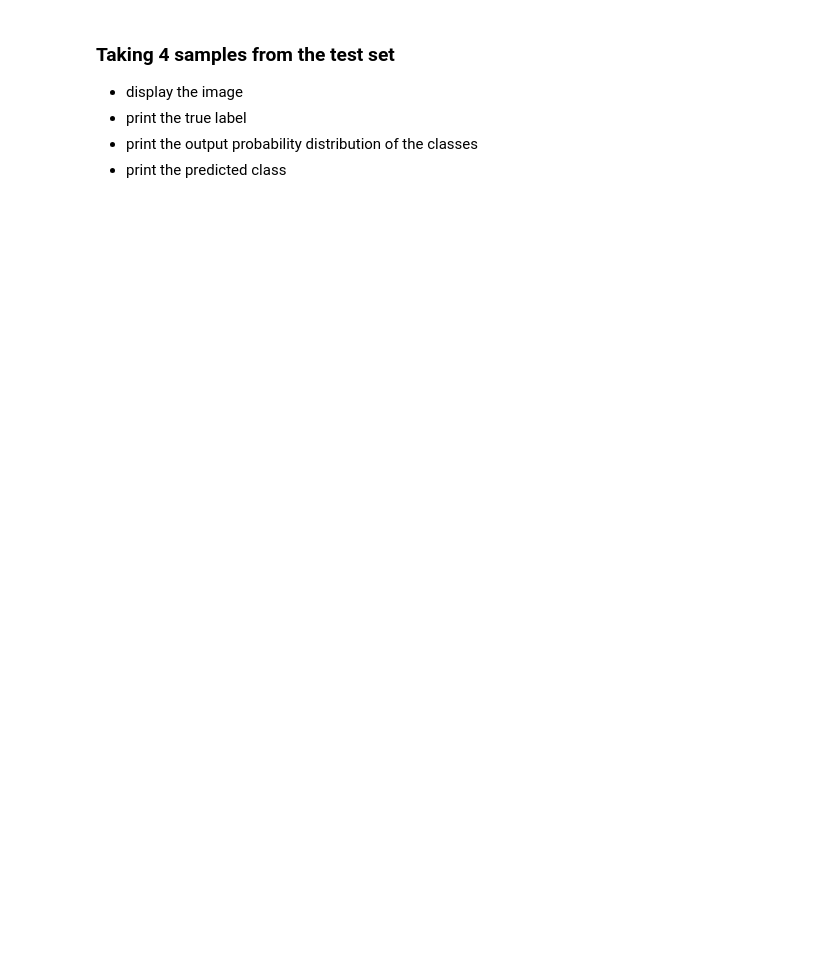
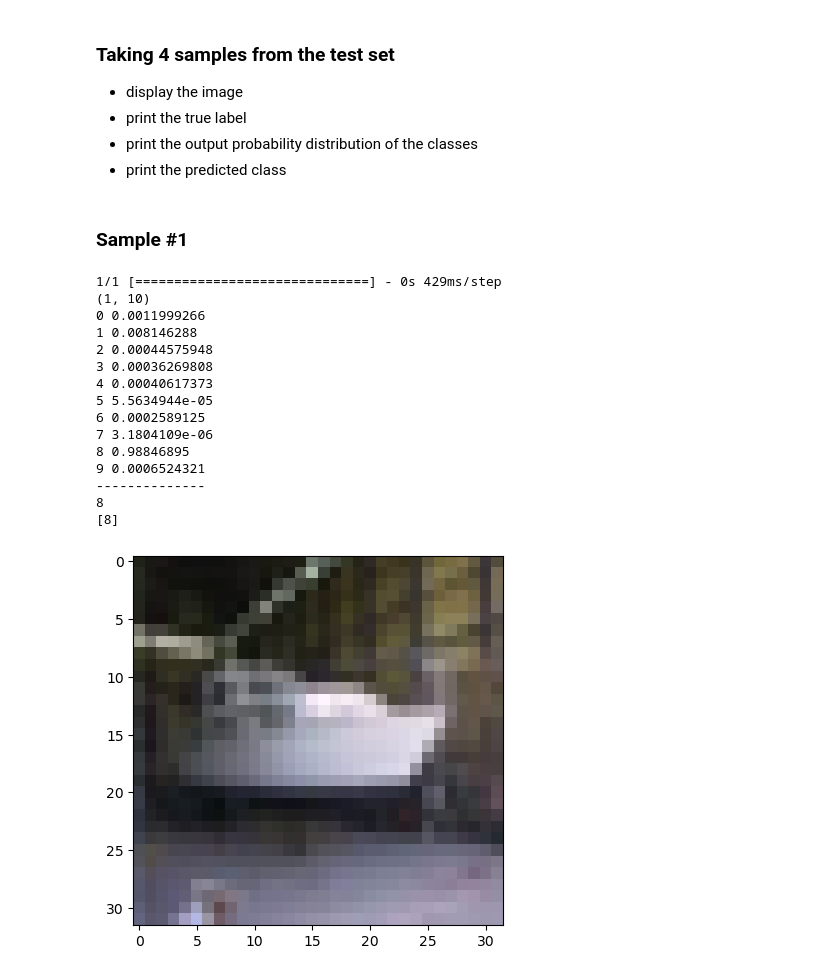
Before and after one commit to samuelhickeyIII/INFO-H518-Deep-Learning, a Jupyter notebook: Labs/Lab 2 - CNN.ipynb, the cells around one changed output. Cells and saved outputs as stored; diff of their text form; code cells hidden in the pictures; blank space fills up the shorter version.

```diff
--- a/Labs/Lab 2 - CNN.ipynb
+++ b/Labs/Lab 2 - CNN.ipynb
@@ -188,3 +415,34 @@ plt.show()
 - print the true label
 - print the output probability distribution of the classes
 - print the predicted class
+# %% [markdown]
+### Sample #1
+# %%
+import random
+image_index = random.choice([i for i in range(X_test.shape[0])])
+plt.imshow(X_test[image_index].reshape(32, 32, 3))#,cmap='Greys')
+pred = cnn.predict(X_test[image_index].reshape(1, 32, 32, 3))
+print(pred.shape)
+for i in range(pred.shape[1]):
+    print (i,pred[0,i])
+#print(pred)
+print('--------------')
+print(pred.argmax())
+print(y_test[image_index])
+# %% [output]
+1/1 [==============================] - 0s 429ms/step
+(1, 10)
+0 0.0011999266
+1 0.008146288
+2 0.00044575948
+3 0.00036269808
+4 0.00040617373
+5 5.5634944e-05
+6 0.0002589125
+7 3.1804109e-06
+8 0.98846895
+9 0.0006524321
+--------------
+8
+[8]
+[figure, added]
```
Also changed, not shown: parts of 24 cells of this notebook.
